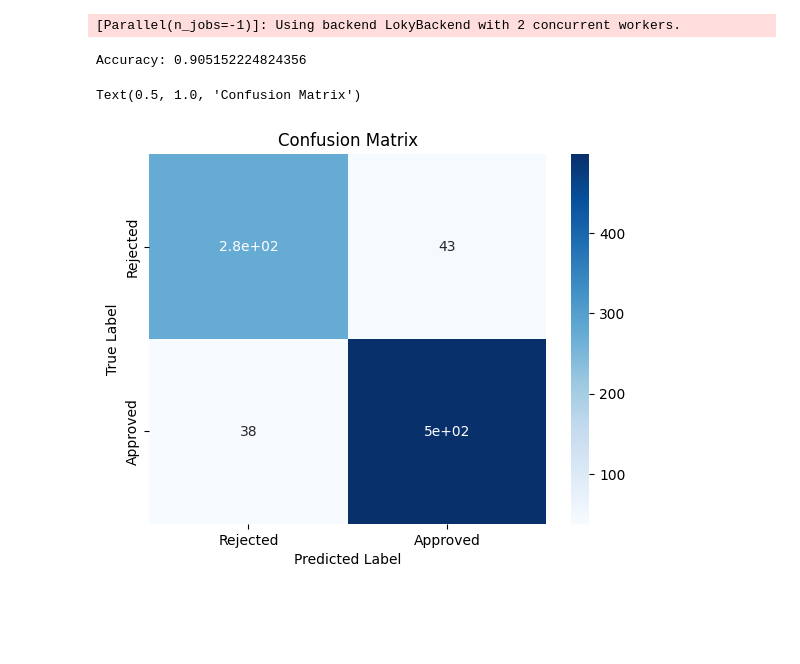
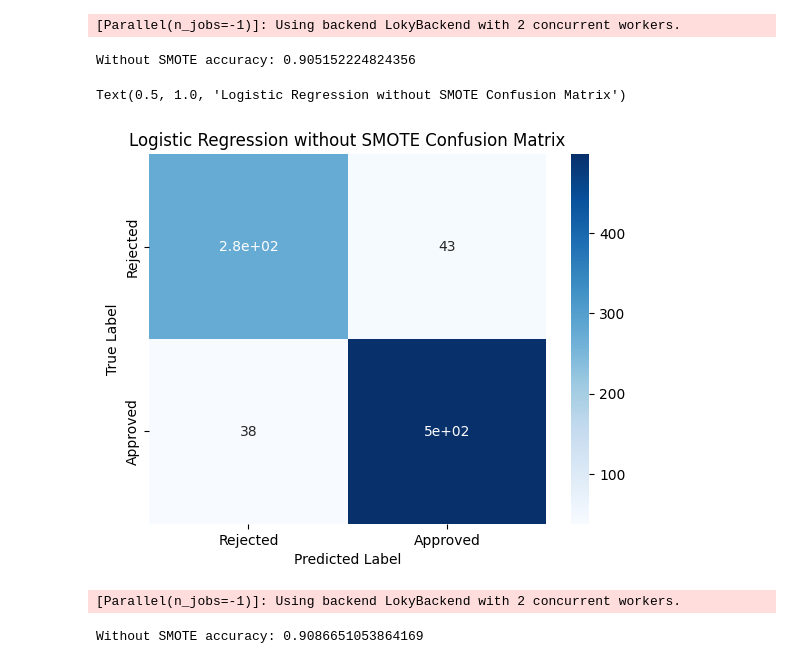
Before and after one commit to Seif-Moharam/Loan-Approval-Prediction-Description, a Jupyter notebook: Loan_Approval_Prediction_Description.ipynb, the cells around one changed output. Saved outputs shown, nothing was run; the diff lists cells and outputs as text; code cells hidden in the pictures; blank space fills up the shorter version.

Commit message:
Apply SMOTE

```diff
--- a/Loan_Approval_Prediction_Description.ipynb
+++ b/Loan_Approval_Prediction_Description.ipynb
@@ -50,16 +52,27 @@ lr_model.fit(x_train, y_train);
 # %%
 yhat = lr_model.predict(x_test)
 
-print("Accuracy:", accuracy_score(y_test, yhat))
+print("Without SMOTE accuracy:", accuracy_score(y_test, yhat))
 # %% [output]
-Accuracy: 0.905152224824356
+Without SMOTE accuracy: 0.905152224824356
 # %%
 sns.heatmap(confusion_matrix(y_test, yhat), annot=True, cmap='Blues',
             xticklabels=['Rejected', 'Approved'],
             yticklabels=['Rejected', 'Approved'])
 plt.xlabel('Predicted Label')
 plt.ylabel('True Label')
-plt.title('Confusion Matrix')
+plt.title('Logistic Regression without SMOTE Confusion Matrix')
 # %% [output]
-Text(0.5, 1.0, 'Confusion Matrix')
+Text(0.5, 1.0, 'Logistic Regression without SMOTE Confusion Matrix')
-[figure, old version]
+[figure, new version]
+# %%
+smote = SMOTE()
+x_smote, y_smote = smote.fit_resample(x_train, y_train)
+
+lr_model.fit(x_smote, y_smote)
+yhat = lr_model.predict(x_test)
+
+print("Without SMOTE accuracy:", accuracy_score(y_test, yhat))
+# %% [output]
+[Parallel(n_jobs=-1)]: Using backend LokyBackend with 2 concurrent workers.
+Without SMOTE accuracy: 0.9086651053864169
```
Also changed, not shown: parts of 3 cells of this notebook.
